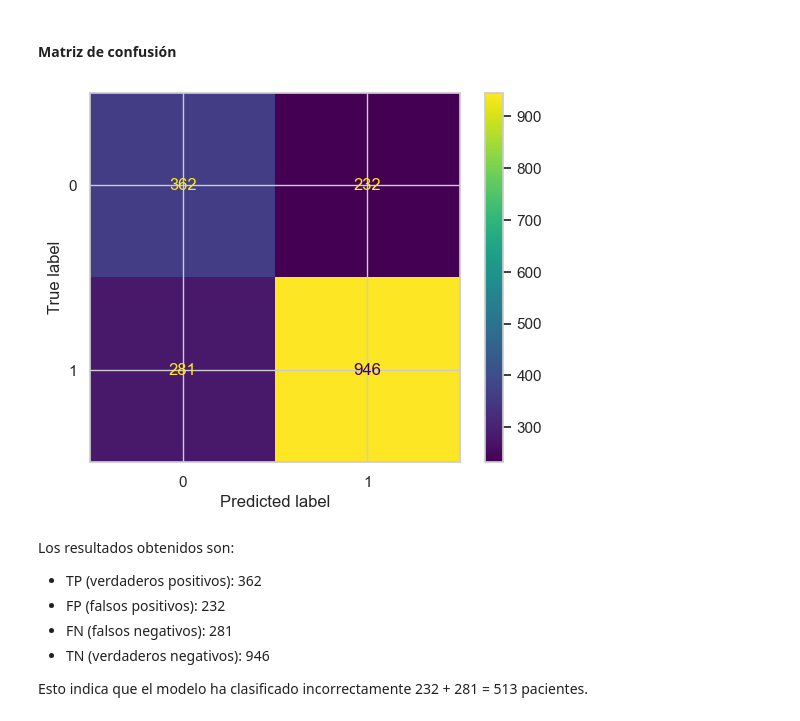
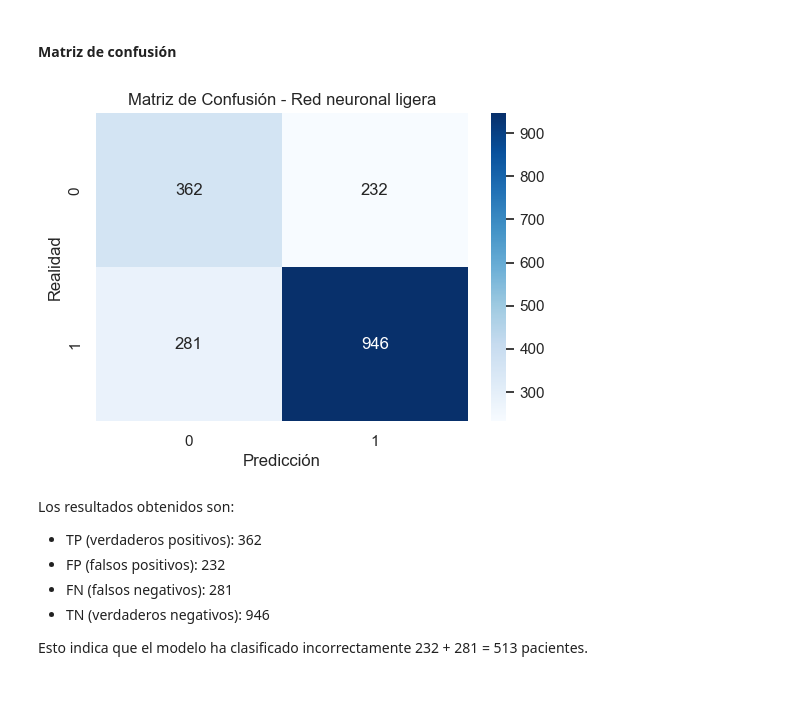
Before and after one commit to nrapun/proyecto_AA, a Jupyter notebook: notebook_proyectoAA.ipynb, the cells around one changed output. Cells and saved outputs as stored; diff of their text form; code cells hidden in the pictures; blank space fills up the shorter version.

```diff
--- a/notebook_proyectoAA.ipynb
+++ b/notebook_proyectoAA.ipynb
@@ -1567,17 +1567,16 @@ weighted avg       0.72      0.72      0.72      1821
 Como se puede observar, el recall es de un 77%. Esto quiere decir el modelo es bueno para reducir los falsos negativos, es decir, pacientes que se hayan clasificado con poco riesgo pero que luego en la realidad sí tienen más riesgo de muerte.
 # %% [markdown]
 #### **Matriz de confusión**
-# %%
-cm = confusion_matrix(
-    y_test,
-    predicciones
-)
-
-ConfusionMatrixDisplay(cm).plot()
-
-plt.show()
-# %% [output]
-[figure, removed]
+# %%
+# Dibujamos la matriz de confusión
+plt.figure(figsize=(6,4))
+sns.heatmap(confusion_matrix(y_test, predicciones), annot=True, fmt='d', cmap='Blues')
+plt.title('Matriz de Confusión - Red neuronal ligera')
+plt.xlabel('Predicción')
+plt.ylabel('Realidad')
+plt.show()
+# %% [output]
+[figure, added]
 # %% [markdown]
 Los resultados obtenidos son:
 - TP (verdaderos positivos): 362
```
